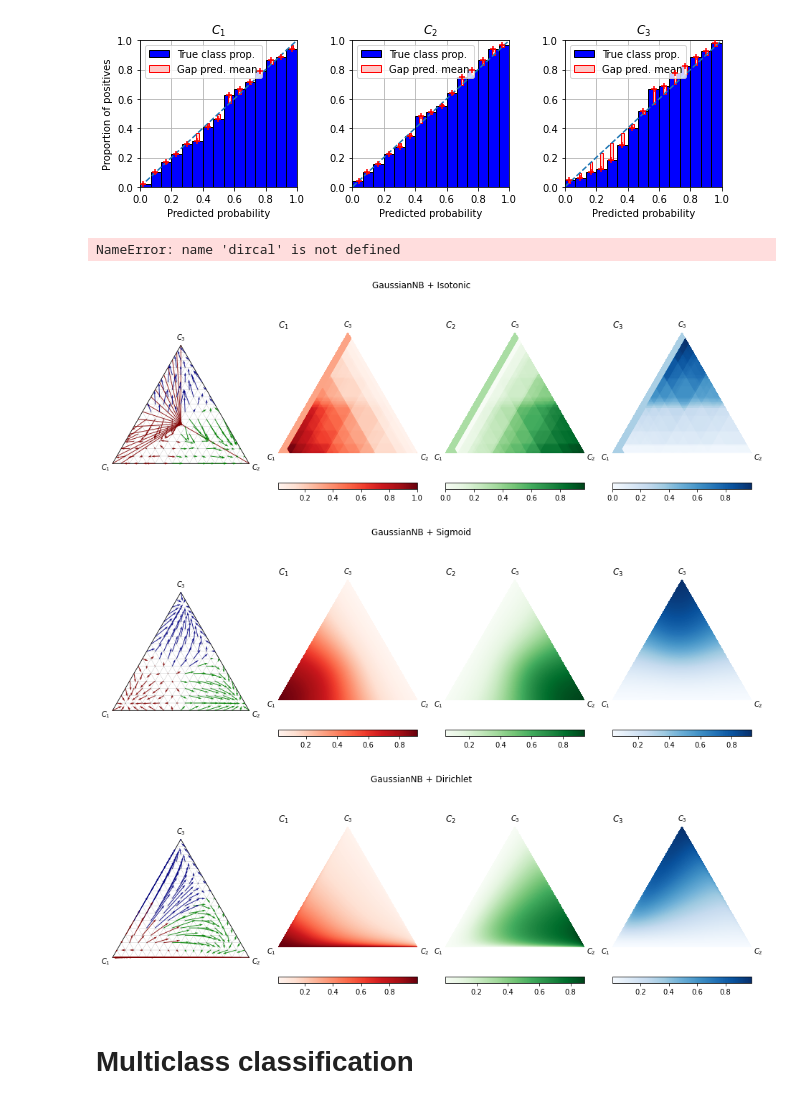
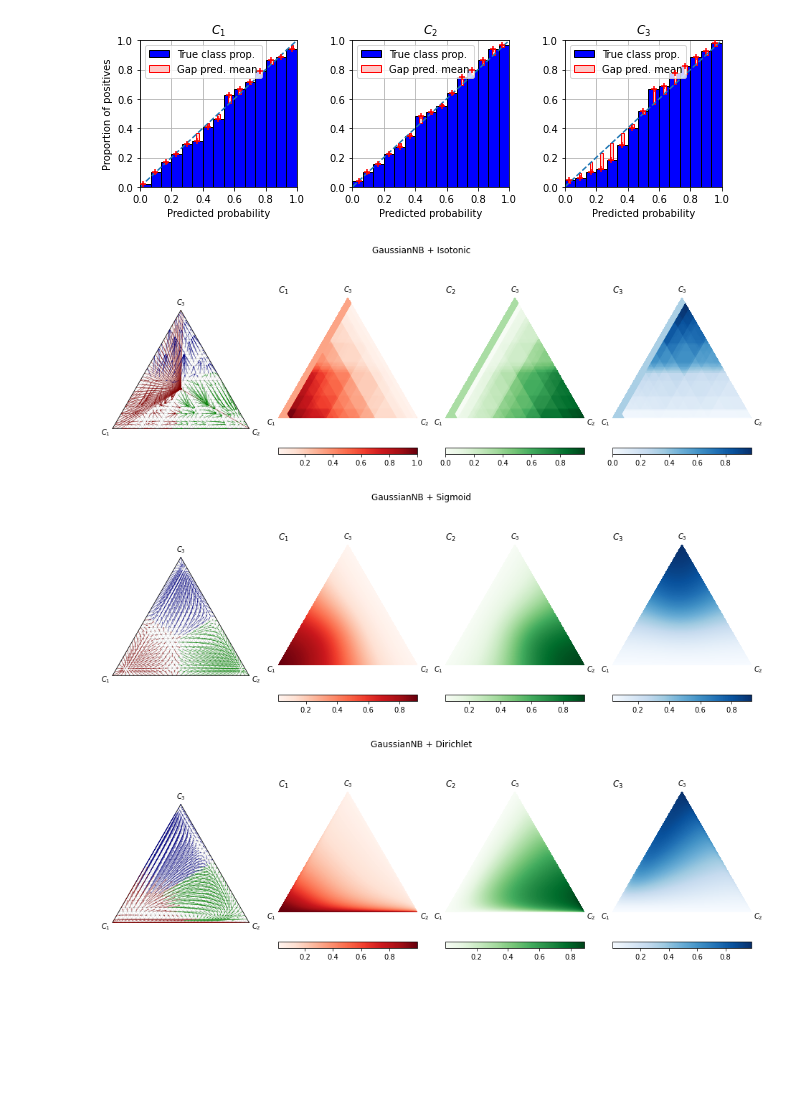
Before and after one commit to classifier-calibration/hands_on, a Jupyter notebook: notebooks/2_visualisation_tools_ternary.ipynb, the cells around one changed output. Cells and saved outputs as stored; diff of their text form; code cells hidden in the pictures; blank space fills up the shorter version.

```diff
--- a/notebooks/2_visualisation_tools_ternary.ipynb
+++ b/notebooks/2_visualisation_tools_ternary.ipynb
@@ -142,7 +140,7 @@ for clf, name in estimators:
         indices = calibrated.argmax(axis=1) == i
         color = c_mark[i]['color']
         draw_calibration_map(P_bc_grid[indices], calibrated[indices], color=color,
-                               subdiv=subdiv, fig=fig, ax=ax, alpha=0.9) #, scale_units='xy')
+                               subdiv=5, fig=fig, ax=ax, alpha=0.9) #, scale_units='xy')
     #draw_calibration_map(P_bc_grid, calibrated)
 # %% [output]
 [figure]
@@ -178,51 +176,27 @@ for i, (clf, name) in enumerate(estimators):
 [figure]
 [figure]
 # %%
-subdiv = 4
-P_bc_grid = get_mesh_bc(subdiv=subdiv)
-dircal_P_bc = dircal.predict_proba(P_bc_grid)
+P_bc_grid = get_mesh_bc(subdiv=5)
 
-for j, (cal_name, calibrator) in enumerate(calibrators_list):
-    cal_P_bc = calibrator.predict_proba(P_bc_grid)
-    color = [c_mark[i]['color'] for i in cal_P_bc.argmax(axis=1).astype(int)]
+for j, (clf, cal_name) in enumerate(estimators):
+    if not hasattr(clf, 'calibrator'):
+        continue
+    calibrated = clf.calibrator.predict_proba(P_bc_grid)
 
-    fig = plt.figure(figsize=(12, 4))
-    if TITLES:
-        fig.suptitle(cal_name)
-    for i in range(3):
-        ax = fig.add_subplot(1, 3, i+1)
-        indices = cal_P_bc.argmax(axis=1) == i
-        color = c_mark[i]['color']
-        fig = draw_calibration_map(P_bc_grid[indices], cal_P_bc[indices], color=color,
-                               subdiv=subdiv, fig=fig, ax=ax, alpha=0.9) #, scale_units='xy')
+    color = [c_mark[i]['color'] for i in calibrated.argmax(axis=1).astype(int)]
+
+    fig = plt.figure(figsize=(16, 5))
+    fig.suptitle(cal_name, fontsize=12)
+    ax = fig.add_subplot(1, 4, 1)
+    fig = draw_calibration_map(P_bc_grid, calibrated, color=color, subdiv=5, fig=fig, ax=ax, alpha=0.9)
+
+    for i, c in enumerate(['C1', 'C2', 'C3']):
+        ax = fig.add_subplot(1, 4, i+2)
+        ax.set_title('$C_{}$'.format(i+1), loc='left')
+
+        function = lambda x: clf.calibrator.predict_proba(x.reshape(1,-1))[0][i]
+        draw_func_contours(function, labels='auto', fig=fig, ax=ax, cmap=c_mark[i]['cmap'])
 # %% [output]
-NameError: name 'dircal' is not defined
+[figure, added]
+[figure, added]
+[figure, added]
-# %%
-subdiv = 4
-
-P_bc_grid = get_mesh_bc(subdiv=subdiv)
-
-for j, (clf, cal_name) in enumerate(estimators):
-    if not hasattr(clf, 'calibrator'):
-        continue
-    calibrated = clf.calibrator.predict_proba(P_bc_grid)
-
-    color = [c_mark[i]['color'] for i in calibrated.argmax(axis=1).astype(int)]
-
-    fig = plt.figure(figsize=(16, 5))
-    fig.suptitle(cal_name, fontsize=12)
-    ax = fig.add_subplot(1, 4, 1)
-    fig = draw_calibration_map(P_bc_grid, calibrated, color=color, subdiv=subdiv, fig=fig, ax=ax, alpha=0.9)
-
-    for i, c in enumerate(['C1', 'C2', 'C3']):
-        ax = fig.add_subplot(1, 4, i+2)
-        ax.set_title('$C_{}$'.format(i+1), loc='left')
-
-        function = lambda x: clf.calibrator.predict_proba(x.reshape(1,-1))[0][i]
-        draw_func_contours(function, labels='auto', fig=fig, ax=ax, cmap=c_mark[i]['cmap'])
-# %% [output]
-[figure, removed]
-[figure, removed]
-[figure, removed]
-# %% [markdown]
-# Multiclass classification
```
Also changed, not shown: parts of 2 cells of this notebook, 2 other files.
